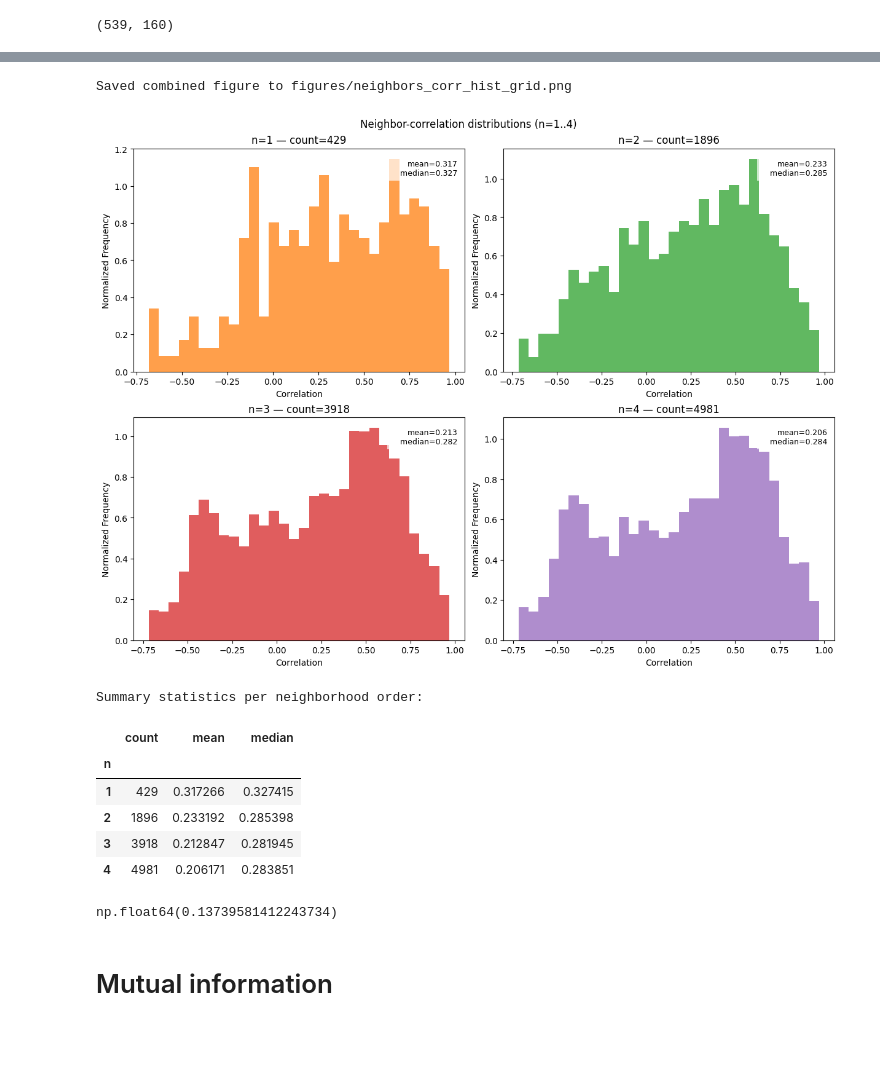
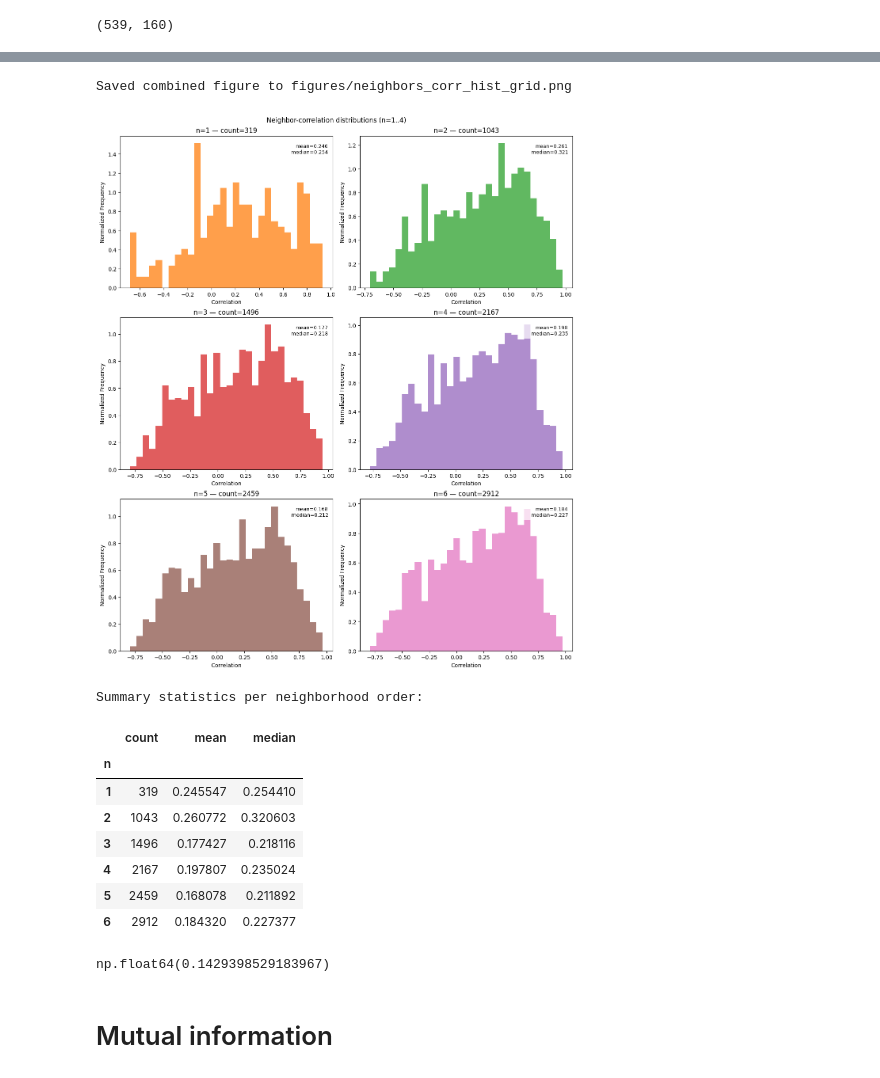
Before and after one commit to LotharBezzon/kineticConstants_test, a Jupyter notebook: lba_data_expl/data_expl.ipynb, the cells around one changed output, grey strips where cells are left out. Drawn from its saved outputs; the diff is of its cells as text; code cells hidden in the pictures; blank space fills up the shorter version.

Commit message:
corrected rection matrix and add simulator

```diff
--- a/lba_data_expl/data_expl.ipynb
+++ b/lba_data_expl/data_expl.ipynb
@@ -33,16 +34,33 @@ reax_net.sort_index(inplace=True, axis=1)
 reactants = list(reax_net.keys())
 adj_matrix = np.array(reax_net)
 indexes_to_remove = []
+# %%
+reactions = pd.read_csv('Supplementary Table 4 LBA.csv', index_col=0)
+reactions.sort_index(inplace=True)
+reagents = reactions['reagent'].unique().tolist()
+products = reactions['product'].unique().tolist()
+products = sorted(products)
+all_lipids = sorted(list(set(reagents + products)))
+adj_matrix_pd = pd.DataFrame(np.zeros((len(all_lipids), len(all_lipids))), index=all_lipids, columns=all_lipids)
+
+for i, row in reactions.iterrows():
+    reagent = row['reagent']
+    product = row['product']
+    adj_matrix_pd.loc[reagent, product] += 1
+
+adj_matrix = np.array(adj_matrix_pd)
+
+indexes_to_remove = []
 # %%
 # Clean data to keep only lipids present in the reaction network
 for lipid in lipid_names.copy():
-    if lipid not in reactants:
+    if lipid not in all_lipids:
         lipid_names.remove(lipid)
-for i, key in enumerate(reactants.copy()):
+for i, key in enumerate(all_lipids.copy()):
     if key not in lipid_names:
-        reactants.remove(key)
-        reax_net.drop(index=key, inplace=True)
-        reax_net.drop(columns=key, inplace=True)
+        all_lipids.remove(key)
+        adj_matrix_pd.drop(index=key, inplace=True)
+        adj_matrix_pd.drop(columns=key, inplace=True)
         indexes_to_remove.append(i)
 
 def nth_nn(n, adj_matrix, indexes_to_remove=[]):
@@ -52,5 +70,5 @@ def nth_nn(n, adj_matrix, indexes_to_remove=[]):
     connection_matrix = np.delete(connection_matrix, indexes_to_remove, axis=1)
     return connection_matrix
 
-len(reactants), len(lipid_names)
+len(all_lipids), len(lipid_names)
 # %% [output]
@@ -108,9 +126,9 @@ plt.savefig('figures/correlation_network_overlay.png')
 # %%
-fig, axes = plt.subplots(2, 2, figsize=(12, 9), constrained_layout=True)
+fig, axes = plt.subplots(3, 2, figsize=(12, 14), constrained_layout=True)
 axes = axes.flatten()
 summary = []
 
-for n in range(1, 5):
+for n in range(1, 7):
     neighbors = nth_nn(n, adj_matrix, indexes_to_remove)
     corrs = []
     for i in range(len(lipid_names)):
@@ -127,47 +145,49 @@ for n in range(1, 5):
         summary.append({'n': n, 'count': 0, 'mean': np.nan, 'median': np.nan})
         continue
 
     ax.hist(corrs, bins=30, color=f'C{n}', alpha=0.75, density=True)
     mean_v = np.mean(corrs)
     median_v = np.median(corrs)
     cnt = len(corrs)
     ax.set_title(f'n={n} — count={cnt}')
     ax.set_xlabel('Correlation')
     ax.set_ylabel('Normalized Frequency')
     # annotate summary stats in corner
     ax.text(0.98, 0.95, f'mean={mean_v:.3f}\n    median={median_v:.3f}', ha='right', va='top', transform=ax.transAxes, fontsize=9, bbox=dict(facecolor='white', alpha=0.7, edgecolor='none'))
     summary.append({'n': n, 'count': int(cnt), 'mean': float(mean_v), 'median': float(median_v)})
 
 # Save combined figure
 out_path = 'figures/neighbors_corr_hist_grid.png'
 plt.suptitle('Neighbor-correlation distributions (n=1..4)')
 plt.savefig(out_path, bbox_inches='tight')
 print(f'Saved combined figure to {out_path}')
 plt.show()
 
 # Print summary table
 try:
     summary_df = pd.DataFrame(summary).set_index('n')
     print('Summary statistics per neighborhood order:')
     display(summary_df)
 except Exception:
     print(summary)
 # %% [output]
 Saved combined figure to figures/neighbors_corr_hist_grid.png
-[figure, old version]
+[figure, new version]
 Summary statistics per neighborhood order:
 |  | count | mean | median |
 | n |  |  |  |
-| 1 | 429 | 0.317266 | 0.327415 |
-| 2 | 1896 | 0.233192 | 0.285398 |
-| 3 | 3918 | 0.212847 | 0.281945 |
-| 4 | 4981 | 0.206171 | 0.283851 |
+| 1 | 319 | 0.245547 | 0.254410 |
+| 2 | 1043 | 0.260772 | 0.320603 |
+| 3 | 1496 | 0.177427 | 0.218116 |
+| 4 | 2167 | 0.197807 | 0.235024 |
+| 5 | 2459 | 0.168078 | 0.211892 |
+| 6 | 2912 | 0.184320 | 0.227377 |
 # %%
 correlation_matrix_np = correlation_matrix.to_numpy()
 mask = ~np.eye(correlation_matrix_np.shape[0], dtype=bool)
 np.mean(correlation_matrix_np[mask])
 # %% [output]
-np.float64(0.13739581412243734)
+np.float64(0.1429398529183967)
 # %% [markdown]
 # Mutual information
 # %%
```
Also changed, not shown: parts of 9 cells of this notebook, 5 other files.
